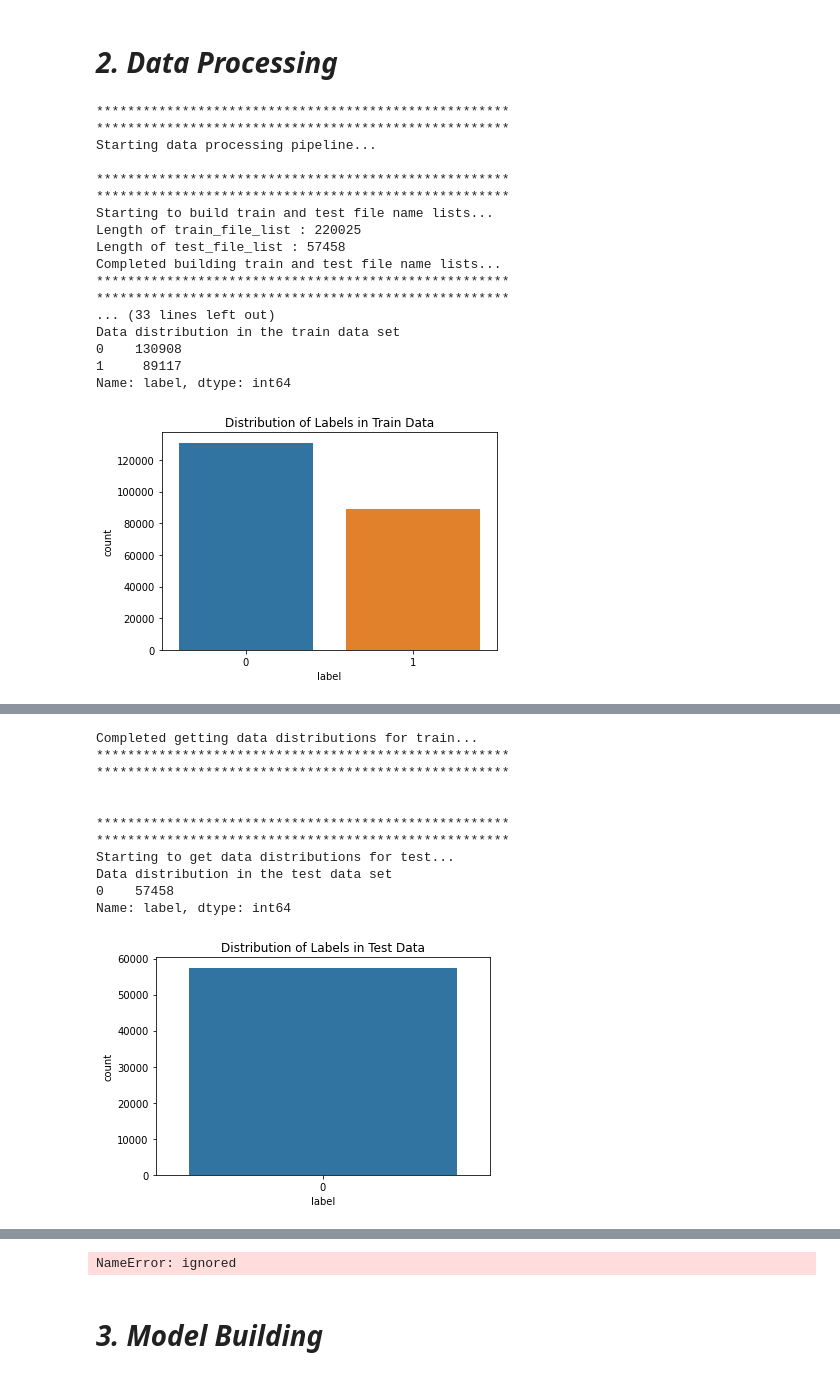
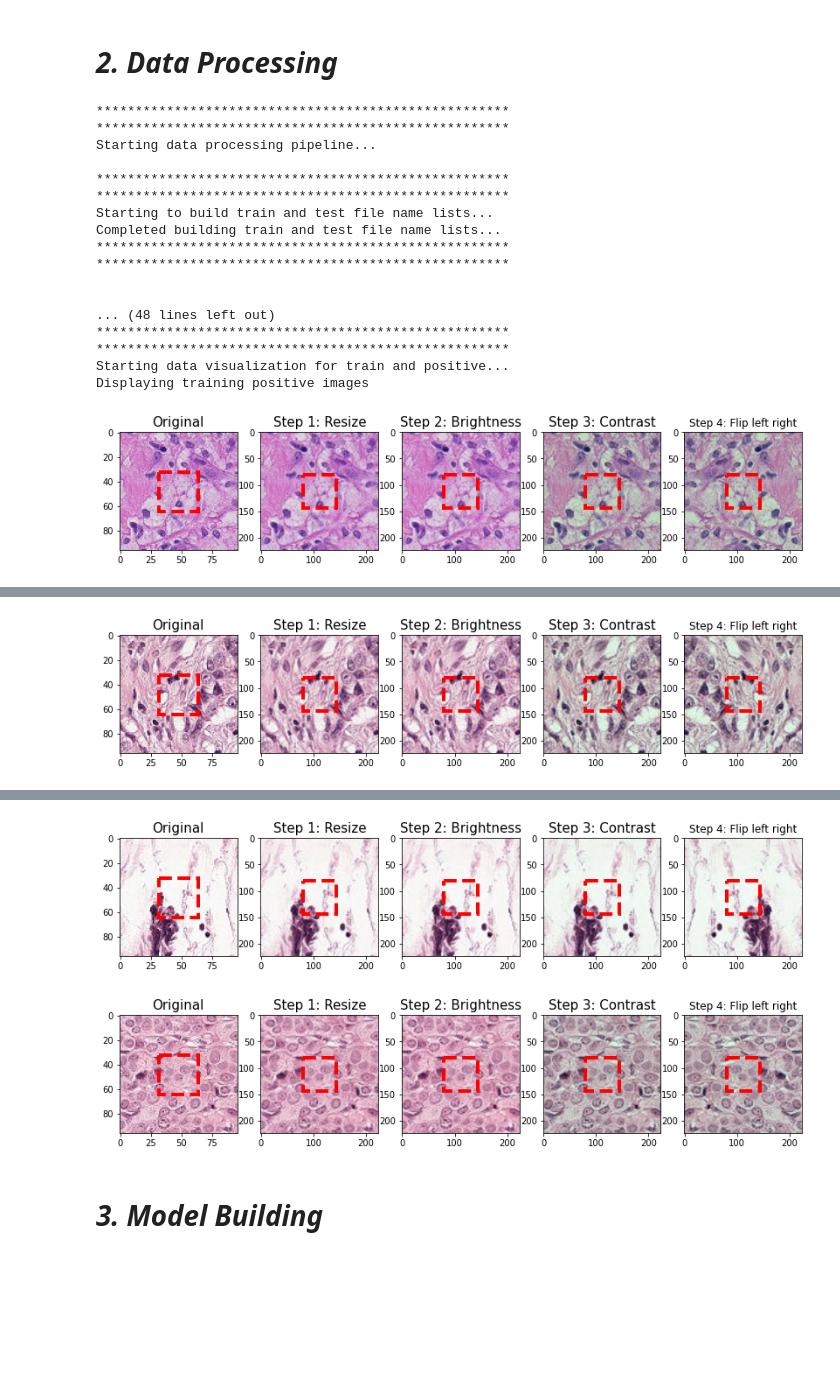
Before and after one commit to srilamaiti/SM_MIDS_W207_HW, a Jupyter notebook: Untitled67.ipynb, the cells around one changed output, grey strips where cells are left out. Cells and saved outputs as stored; diff of their text form; code cells hidden in the pictures; blank space fills up the shorter version.

```diff
--- a/Untitled67.ipynb
+++ b/Untitled67.ipynb
@@ -947,6 +948,7 @@ class data_processing:
         self.train_file_list = []
         self.test_file_list = []
         self.run_mode = run_mode
+        np.random.seed(random_state)
 
     def get_file_names_list(self):
         """
@@ -1018,8 +1020,8 @@ class data_processing:
         print("*****************************************************")
         print("Starting to split data based on indices...")
         # New train and validation set and corresponding labels based on the kfold split process generated indices.
-        self.df_train = self.train_label.iloc[train_indices]
-        self.df_validation = self.train_label.iloc[validation_indices]
+        self.df_train = self.df_train_original.iloc[train_indices]
+        self.df_validation = self.df_train_original.iloc[validation_indices]
         self.create_labels(train_val_test_ind = 'train', data = self.df_train)
         self.create_labels(train_val_test_ind = 'validation', data = self.df_validation)
 
@@ -1076,7 +1078,7 @@ class data_processing:
         self.test_positive_df = self.train_label_positive[sample_size : sample_size + remaining_length]
         self.test_negative_df = self.train_label_negative[sample_size : sample_size + remaining_length]
         self.df_test = pd.concat([self.test_positive_df, self.test_negative_df], axis = 0).reset_index(drop = True)
-        self.df_test = shuffle(self.df_test)
+        self.df_test = shuffle(self.df_test, random_state = random_state)
         self.create_labels(train_val_test_ind = 'test', data = self.df_test)
 
         self.test_positive_file_list = misc_proc.generate_fully_qualified_file_name_list(self.df_test[self.df_test.label == 1].id.values.tolist())
@@ -1089,7 +1091,7 @@ class data_processing:
         print(f"File count under {image_processing_test_negative_path} is {misc_proc.check_file_count_in_a_directory(image_processing_test_negative_path)}")
 
         # shuffle
-        self.train_label_processed = shuffle(self.train_label_processed)
+        self.train_label_processed = shuffle(self.train_label_processed, random_state = random_state)
         label = self.train_label_processed['label']
         self.df_train, self.df_test = train_test_split(self.train_label_processed,
           	                                                 test_size = 0.1,
@@ -1376,39 +1378,39 @@ class data_processing:
             self.check_duplicate_ids('train')
             self.check_duplicate_ids('test')
             self.get_data_distribution('train')
             self.get_data_distribution('test')
 
         self.initial_split_data()
 
         if self.run_mode == 'interim_test':
             self.get_image_summary_stats()
 
         #self.move_files()
         print("Completed data processing pipeline...")
         print()
         print("*****************************************************")
         print("*****************************************************")
 
-data_proc = data_processing(run_mode = 'interim_test')
+data_proc = data_processing(run_mode = 'final_test')
 data_proc.data_processing_pipeline()
 data_proc.data_visualization(train_or_test_ind = 'train', positive_or_negative_ind = 'positive', image_list = data_proc.train_positive_file_list)
 data_proc.data_visualization(train_or_test_ind = 'train', positive_or_negative_ind = 'negative', image_list = data_proc.train_negative_file_list)
 # %% [output]
 *****************************************************
 *****************************************************
 Starting data processing pipeline...
 
 *****************************************************
 *****************************************************
 Starting to build train and test file name lists...
-Length of train_file_list : 220025
-Length of test_file_list : 57458
 Completed building train and test file name lists...
 *****************************************************
 *****************************************************
-... (33 lines left out)
-Data distribution in the train data set
-0    130908
-1     89117
-Name: label, dtype: int64
+
+
+... (48 lines left out)
+*****************************************************
+*****************************************************
+Starting data visualization for train and positive...
+Displaying training positive images
-[figure, old version]
+[figure, new version]
@@ -1416,12 +1417 @@ Name: label, dtype: int64
-Completed getting data distributions for train...
-*****************************************************
-*****************************************************
-
-
-*****************************************************
-*****************************************************
-Starting to get data distributions for test...
-Data distribution in the test data set
-0    57458
-Name: label, dtype: int64
-[figure, old version]
+[figure, new version]
@@ -1446,4 +1418,5 @@ Completed building labels for test...
-NameError: ignored
+[figure, added]
+[figure, added]
 # %% [markdown]
 # ***3. Model Building***
 # %%
```
Also changed, not shown: parts of 2 cells of this notebook.
